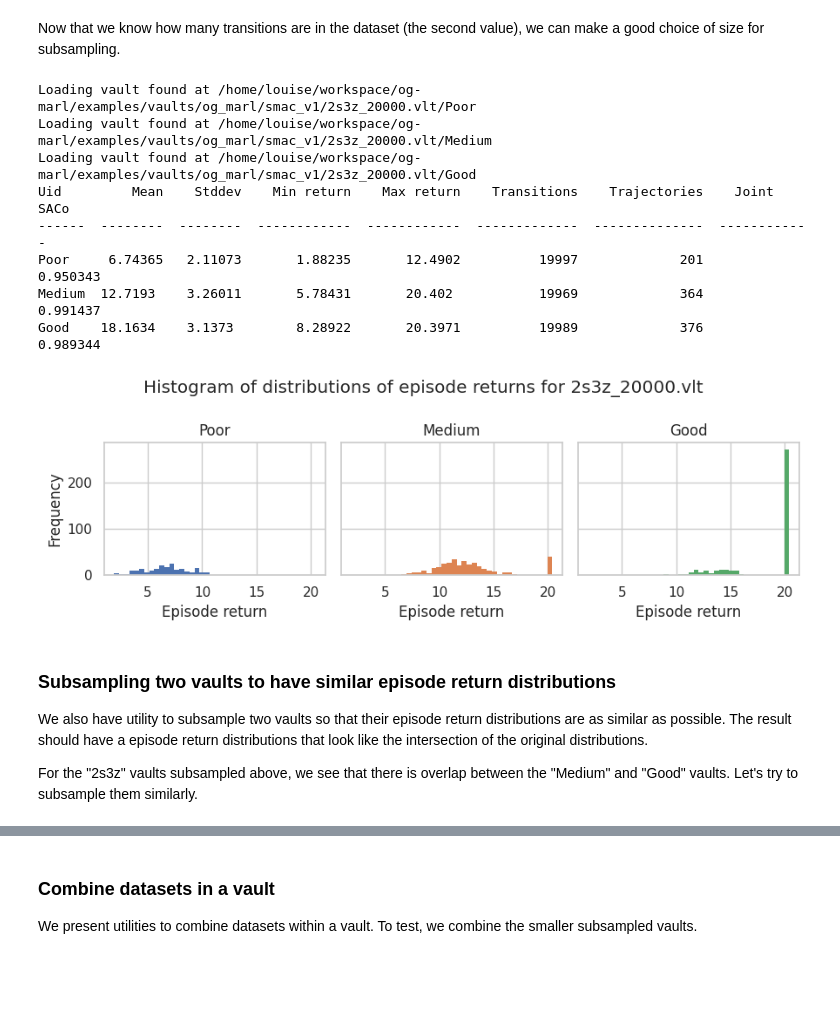
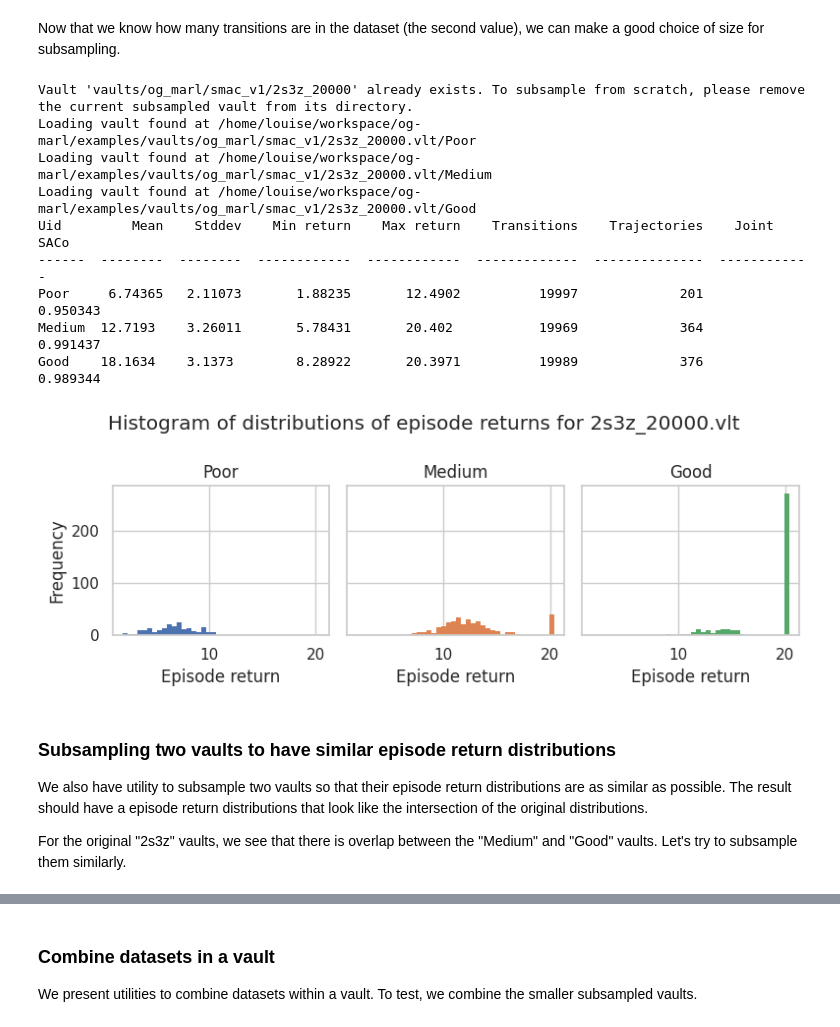
Before and after one commit to instadeepai/og-marl, a Jupyter notebook: examples/dataset_analysis_demo.ipynb, the cells around one changed output, grey strips where cells are left out. Drawn from its saved outputs; the diff is of its cells as text; code cells hidden in the pictures; blank space fills up the shorter version.

Commit message:
Plot prettifying.

```diff
--- a/examples/dataset_analysis_demo.ipynb
+++ b/examples/dataset_analysis_demo.ipynb
@@ -96,28 +96,29 @@ Now that we know how many transitions are in the dataset (the second value), we
 # %%
 n_transitions = 20000
 
 # we can specify a list with just one uid to subsample only one, but automatically it subsamples each dataset in the vault
 new_vault_name = subsample_smaller_vault(vault_rel_dir,vault_name,target_number_of_transitions=n_transitions)
 
 new_vault_name = task+'_'+str(n_transitions)+'.vlt'
 
-returns = descriptive_summary(vault_name=new_vault_name, rel_dir=vault_rel_dir)
+returns = descriptive_summary(vault_name=new_vault_name, rel_dir=vault_rel_dir,save_hist=True)
 # %% [output]
+Vault 'vaults/og_marl/smac_v1/2s3z_20000' already exists. To subsample from scratch, please remove the current subsampled vault from its directory.
 Loading vault found at /home/louise/workspace/og-marl/examples/vaults/og_marl/smac_v1/2s3z_20000.vlt/Poor
 Loading vault found at /home/louise/workspace/og-marl/examples/vaults/og_marl/smac_v1/2s3z_20000.vlt/Medium
 Loading vault found at /home/louise/workspace/og-marl/examples/vaults/og_marl/smac_v1/2s3z_20000.vlt/Good
 Uid         Mean    Stddev    Min return    Max return    Transitions    Trajectories    Joint SACo
 ------  --------  --------  ------------  ------------  -------------  --------------  ------------
 Poor     6.74365   2.11073       1.88235       12.4902          19997             201      0.950343
 Medium  12.7193    3.26011       5.78431       20.402           19969             364      0.991437
 Good    18.1634    3.1373        8.28922       20.3971          19989             376      0.989344
-[figure, old version]
+[figure, new version]
 # %% [markdown]
 ### Subsampling two vaults to have similar episode return  distributions
 
 We also have utility to subsample two vaults so that their episode return distributions are as similar as possible. The result should have a episode return distributions that look like the intersection of the original distributions.
 
-For the "2s3z" vaults subsampled above, we see that there is overlap between the "Medium" and "Good" vaults. Let's try to subsample them similarly.
+For the original "2s3z" vaults, we see that there is overlap between the "Medium" and "Good" vaults. Let's try to subsample them similarly.
 # %%
 medium_vault_info = {
     "rel_dir": vault_rel_dir,
```
Also changed, not shown: parts of 5 cells of this notebook, 1 other file.
